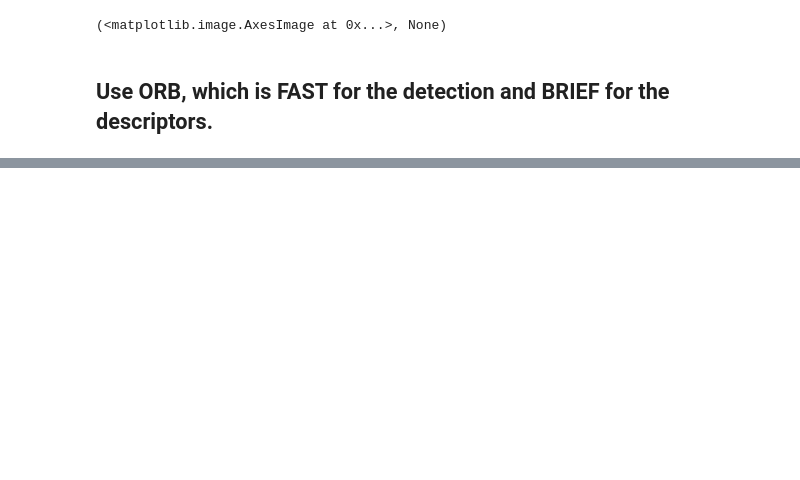
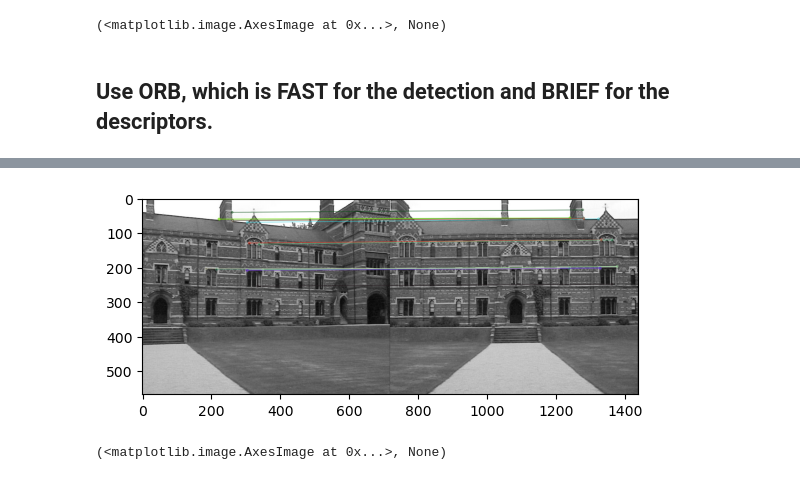
Before and after one commit to pabloagustinpace/public-projects, a Jupyter notebook: computer vision/image stiching/mosaicing.ipynb, the cells around one changed output, grey strips where cells are left out. Drawn from its saved outputs; the diff is of its cells as text; code cells hidden in the pictures; blank space fills up the shorter version.

```diff
--- a/computer vision/image stiching/mosaicing.ipynb
+++ b/computer vision/image stiching/mosaicing.ipynb
@@ -111,4 +125,5 @@ The number of keypoints with sift is 4014
 # %%
+import utils
 # Create the correspondances
-correspondances = utils.create_correspondances(d_right, d_ref)
+correspondances = utils.create_correspondances(d_right, d_ref, 'ORB')
 print('There are {} correspondances out of 200.'.format(len(correspondances)))
@@ -114,0 +146,7 @@ print('There are {} correspondances out of 200.'.format(len(correspondances)))
+# %%
+# Show the matches
+matches = cv2.drawMatches(image_right, kp_right, reference_image, kp_ref, correspondances, None, flags=cv2.DrawMatchesFlags_NOT_DRAW_SINGLE_POINTS)
+plt.imshow(matches),plt.show()
+# %% [output]
+[figure, added]
+(<matplotlib.image.AxesImage at 0x...>, None)
```
Also changed, not shown: parts of 13 cells of this notebook, 1 other file.
